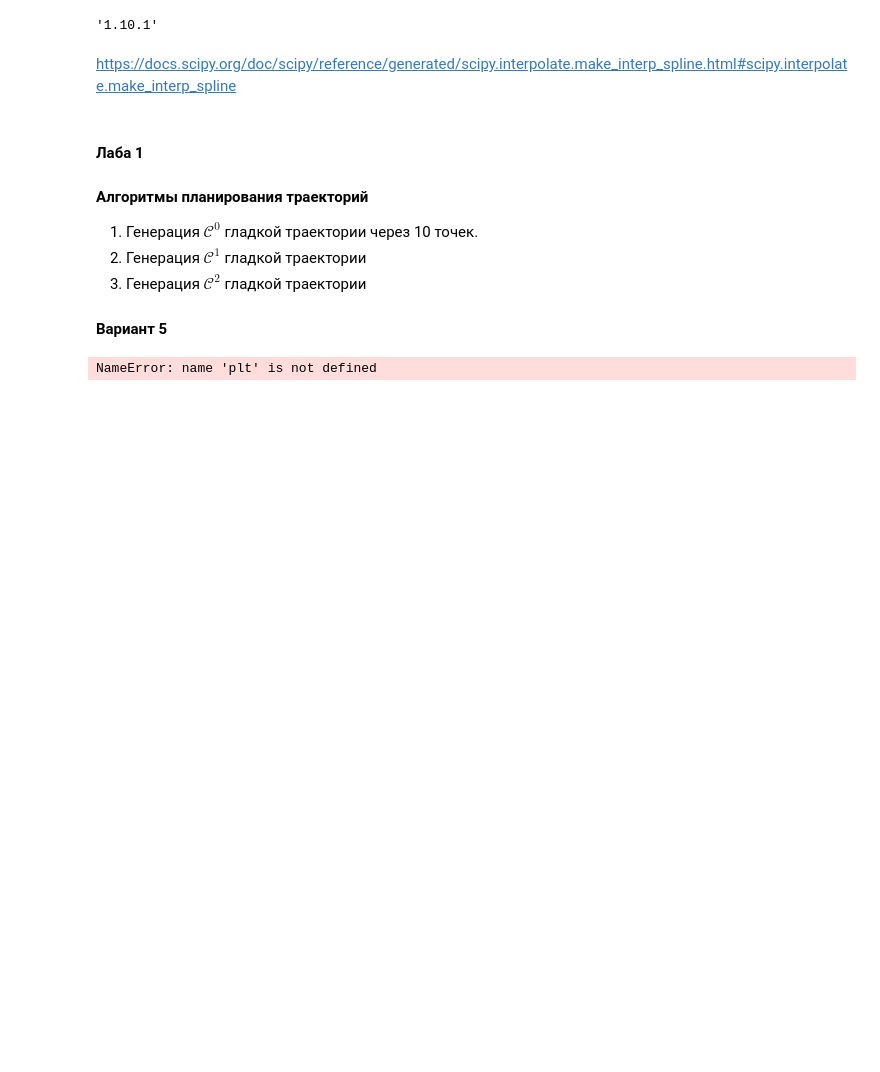
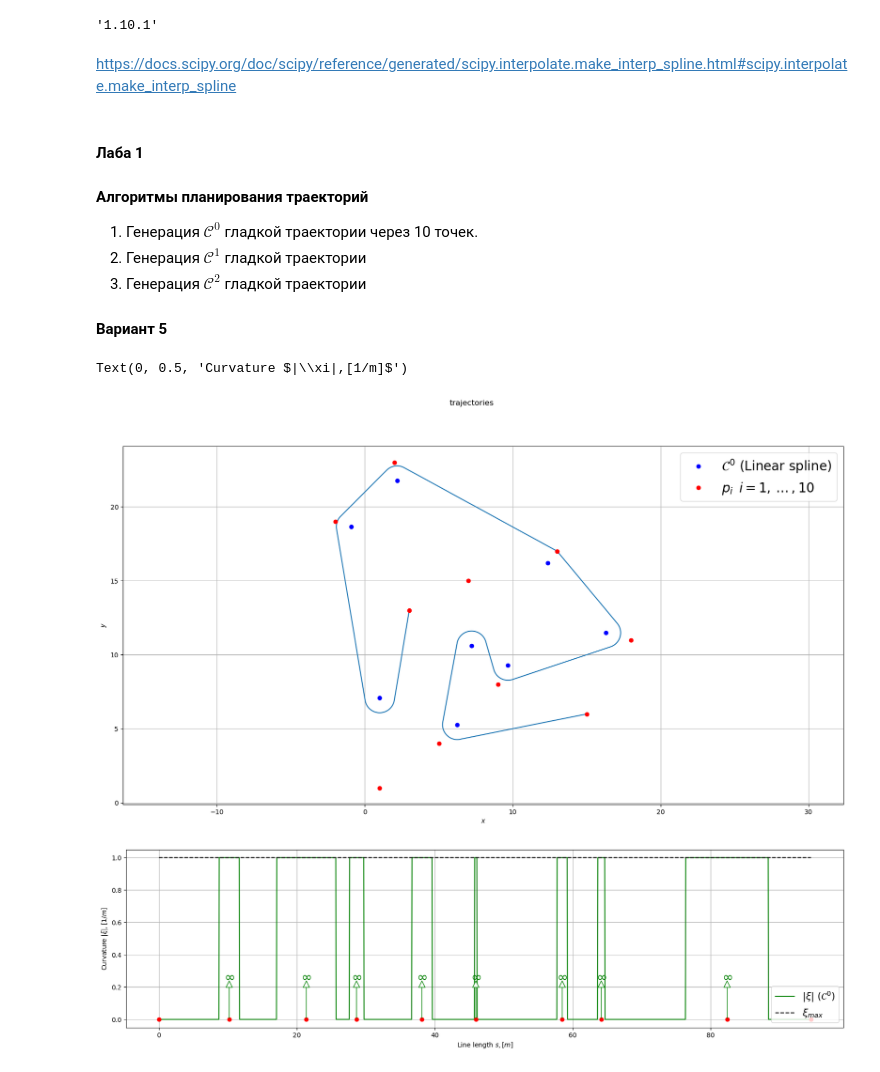
Before and after one commit to dvogureckiy99/TPandC, a Jupyter notebook: lab1_standart.ipynb, the cells around one changed output. Cells and saved outputs as stored; diff of their text form; code cells hidden in the pictures; blank space fills up the shorter version.

```diff
--- a/lab1_standart.ipynb
+++ b/lab1_standart.ipynb
@@ -111,8 +203,8 @@ class PathPlanning2D:
 # %%
-ds = 0.1  # [m] distance of each interpolated points
-Rmax=1/2.15
-curvature = "C0"
-pplan_C0 = PathPlanning2D(gx,gy,curvature)
+ds = 0.05  # [m] distance of each interpolated points
+Rmax=1/1
+curvature = "C1"
+pplan_C0 = PathPlanning2D(gx,gy,curvature,Rmax)
 # print(pplan_C0.s)
 s = np.arange(0, pplan_C0.s[-1], ds)
 s = np.append(s,pplan_C0.s[-1])
@@ -132,46 +224,61 @@ for i_s in s:
 data_rx.append(rx)
 data_ry.append(ry)
 data_rk.append(rk)
+
+
+# pplan_C0.calc_position( -(pplan_C0.s_Q[3] - pplan_C0.s[2])/2+pplan_C0.s[2])
+# print(pplan_C0.l[1])
+
+# pplan_C0.calc_position((pplan_C0.s_Q[3] - pplan_C0.s[2])/2+pplan_C0.s[2])
+# print(pplan_C0.l[1])
+# print(pplan_C0.phi)
+# print(pplan_C0.sigma)
+# print(pplan_C0.p_c0)
+# print(pplan_C0.s_Q)
+# print(pplan_C0.s)
 # %%
 fig, ax = plt.subplots(1,1,figsize = (20,10))
 ax = [ax, 1]
-C0, = ax[0].plot(data_rx[0], data_ry[0])
+C0, = ax[0].plot(data_rx[0][:], data_ry[0][:])
+C0,= ax[0].plot(pplan_C0.p_c0[0],pplan_C0.p_c0[1],'ob')
 
 Points_init, = ax[0].plot(gx, gy, "or", label="Data points initial")
 
-ax[0].annotate(rf'$[x(0),y(0)]$',
-                  xy=(gx[0],gy[0]),
-                  xytext=(gx[0]+3,gy[0]-2),
-                  size=20, va="center", ha="center",
-                  bbox=dict(boxstyle="round4", fc="w"),
-                  arrowprops=dict(arrowstyle="-|>",mutation_scale=25,
-                                  connectionstyle="arc3,rad=-0.2", fc="w"))
+# ax[0].annotate(rf'$[x(0),y(0)]$',
+#                   xy=(gx[0],gy[0]),
+#                   xytext=(gx[0]+3,gy[0]-2),
+#                   size=20, va="center", ha="center",
+#                   bbox=dict(boxstyle="round4", fc="w"),
+#                   arrowprops=dict(arrowstyle="-|>",mutation_scale=25,
+#                                   connectionstyle="arc3,rad=-0.2", fc="w"))
 fig.suptitle("trajectories")
 ax[0].set_xlabel("$x$")
 ax[0].set_ylabel("$y$")
 ax[0].grid(True)
 # ax[0].legend([C0,C2,Points_init], ['$\mathcal{C}^0$ (Linear spline)','$\mathcal{C}^2 $ (Cubic spline)',
 #             '$p_{i}\,\,\,i=1,\dots,10$'],fontsize="20")
 ax[0].legend([C0,Points_init], ['$\mathcal{C}^0$ (Linear spline)',
             '$p_{i}\,\,\,i=1,\dots,10$'],fontsize="20",loc='upper right')
 ax[0].axis('equal')
 
 plt.subplots(1,1,figsize = (20,5))
-C0, = plt.plot(s, data_rk[0], "-b", label="curvature")
-plt.plot(pplan_C0.s, np.zeros(len(pplan_C0.s)), "or")
-for x,y,xnew,ynew in zip(pplan_C0.s[1:-1],np.zeros(len(pplan_C0.s[1:-1])), pplan_C0.s[1:-1],np.ones(len(pplan_C0.s[1:-1]))):
+C0, = plt.plot(s, data_rk[0], "-g", label="curvature")
+plt.plot(pplan_C0.s, np.zeros(len(pplan_C0.s)), "or") # точки поворотов
+for x,y,xnew,ynew in zip(pplan_C0.s[1:-1],np.zeros(len(pplan_C0.s[1:-1])), pplan_C0.s[1:-1],pplan_C0.Rmax*0.25*np.ones(len(pplan_C0.s[1:-1]))):
     plt.annotate("", xy=(x, y), xytext=(xnew,ynew),size=15, va="center", ha="center",
-        arrowprops=dict(arrowstyle="<|-",mutation_scale=25,fc="w",color='blue'))
-    plt.annotate("$\infty$", xy=(xnew, ynew+ynew*0.05),size=20, va="center", ha="center",color='blue')
+        arrowprops=dict(arrowstyle="<|-",mutation_scale=25,fc="w",color='green'))
+    plt.annotate("$\infty$", xy=(xnew, ynew+ynew*0.05),size=20, va="center", ha="center",color='green')
 
-k_max, = plt.plot(s, [1/Rmax]*len(s), "--b")
+k_max, = plt.plot(s, [1/Rmax]*len(s), "--k")
 # k_min, = plt.plot(s, [-1/Rmax]*len(s), "--g")
 plt.grid(True)
 # plt.legend([C0,k_max,k_min],['$\\xi$ ($\mathcal{C}^0$)','$\\xi_{max}$','$\\xi_{min}$'],fontsize="15",
 #            loc='lower right')
-plt.legend([C0,k_max],['$\\xi$ ($\mathcal{C}^0$)','$\\xi_{max}$'],fontsize="15",
+plt.legend([C0,k_max],['$|\\xi|$ ($\mathcal{C}^0$)','$\\xi_{max}$'],fontsize="15",
            loc='lower right')
 plt.xlabel("Line length $s,[m]$")
-plt.ylabel("Curvature $\\xi,[1/m]$")
+plt.ylabel("Curvature $|\\xi|,[1/m]$")
 # %% [output]
-NameError: name 'plt' is not defined
+Text(0, 0.5, 'Curvature $|\\xi|,[1/m]$')
+[figure, added]
+[figure, added]
```
Also changed, not shown: parts of 2 cells of this notebook.
